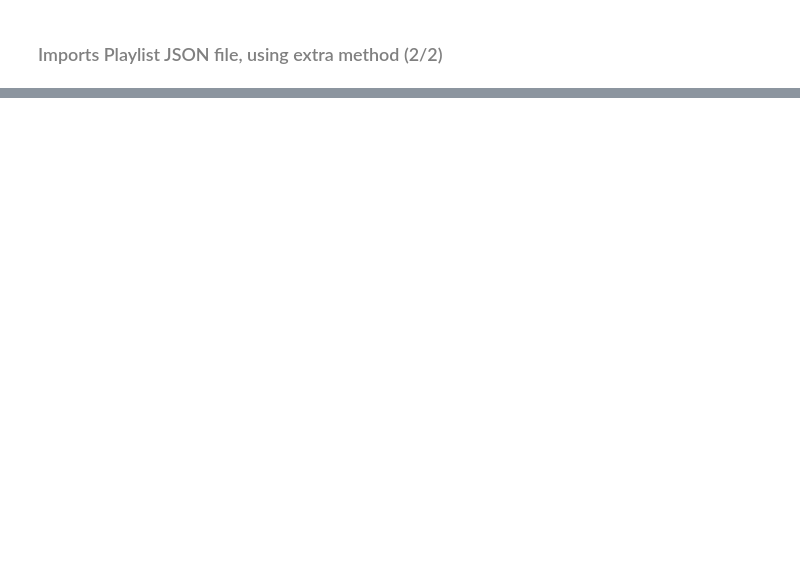
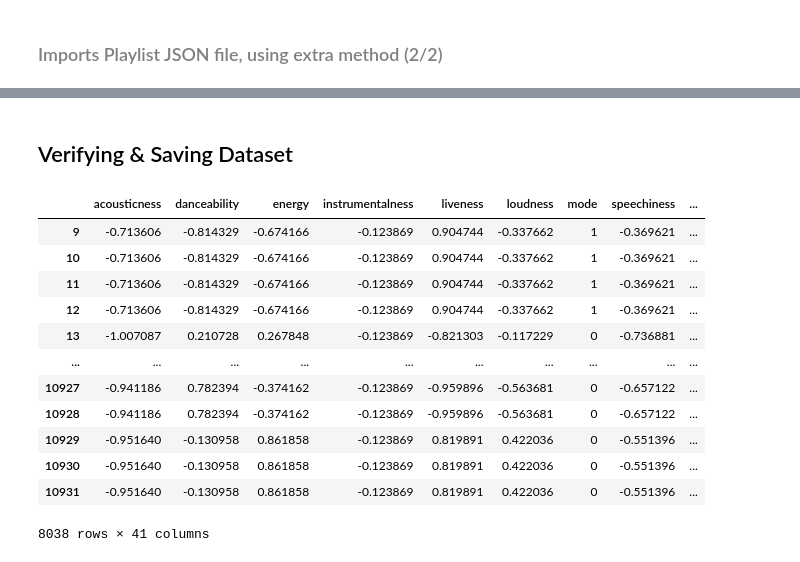
Before and after one commit to Laurente64/spotify-data-science, a Jupyter notebook: src/2_transform/transformations.ipynb, the cells around one changed output, grey strips where cells are left out. Drawn from its saved outputs; the diff is of its cells as text; code cells hidden in the pictures; blank space fills up the shorter version.

```diff
--- a/src/2_transform/transformations.ipynb
+++ b/src/2_transform/transformations.ipynb
@@ -193,0 +186,40 @@ clean_df.to_csv(PATH_PROCESSED, index=False)
+# %%
+# Applies one hot encode
+consolidated_selection['key'] = consolidated_selection['key'].astype(int)
+key_dummies = pd.get_dummies(consolidated_selection['key'], prefix='key')
+
+# Ensure all 12 columns exist even if some keys are absent in the data
+for k in range(12):
+    col = f'key_{k}'
+    if col not in key_dummies.columns:
+        key_dummies[col] = 0
+
+key_dummies = key_dummies[[f'key_{k}' for k in range(12)]].astype(int)
+consolidated_selection = pd.concat([consolidated_selection.drop(columns=['key']), key_dummies], axis=1)
+# %%
+# Applies binary transformation to boolean fields
+binary_cols = [
+    'mode', 'shuffle', 'skipped', 'in_playlist', 'in_library',
+    'is_morning', 'is_afternoon', 'is_evening', 'is_night',
+]
+
+for col in binary_cols:
+    consolidated_selection[col] = consolidated_selection[col].astype(bool).astype(int)
+# %%
+# Applies label encoding
+label_encode_map = {
+    'master_metadata_album_album_name': 'album_id',
+    'artist_name':                      'artist_id',
+    # 'track_id':                         'track_id_enc',
+    'reason_start':                     'reason_start_enc',
+    'reason_end':                       'reason_end_enc',
+}
+
+label_encoders = {}
+for raw_col, enc_col in label_encode_map.items():
+    le = LabelEncoder()
+    consolidated_selection[enc_col] = le.fit_transform(consolidated_selection[raw_col].astype(str).fillna('unknown'))
+    label_encoders[raw_col] = le
+
+
+consolidated_selection.drop(columns=list(label_encode_map.keys()), inplace=True)
@@ -193,0 +248,19 @@ clean_df.to_csv(PATH_PROCESSED, index=False)
+# %% [markdown]
+## Verifying & Saving Dataset
+# %%
+# Displays the data
+consolidated_selection
+# %% [output]
+|  | acousticness | danceability | energy | instrumentalness | liveness | loudness | mode | speechiness | ... |
+| 9 | -0.713606 | -0.814329 | -0.674166 | -0.123869 | 0.904744 | -0.337662 | 1 | -0.369621 | ... |
+| 10 | -0.713606 | -0.814329 | -0.674166 | -0.123869 | 0.904744 | -0.337662 | 1 | -0.369621 | ... |
+| 11 | -0.713606 | -0.814329 | -0.674166 | -0.123869 | 0.904744 | -0.337662 | 1 | -0.369621 | ... |
+| 12 | -0.713606 | -0.814329 | -0.674166 | -0.123869 | 0.904744 | -0.337662 | 1 | -0.369621 | ... |
+| 13 | -1.007087 | 0.210728 | 0.267848 | -0.123869 | -0.821303 | -0.117229 | 0 | -0.736881 | ... |
+| ... | ... | ... | ... | ... | ... | ... | ... | ... | ... |
+| 10927 | -0.941186 | 0.782394 | -0.374162 | -0.123869 | -0.959896 | -0.563681 | 0 | -0.657122 | ... |
+| 10928 | -0.941186 | 0.782394 | -0.374162 | -0.123869 | -0.959896 | -0.563681 | 0 | -0.657122 | ... |
+| 10929 | -0.951640 | -0.130958 | 0.861858 | -0.123869 | 0.819891 | 0.422036 | 0 | -0.551396 | ... |
+| 10930 | -0.951640 | -0.130958 | 0.861858 | -0.123869 | 0.819891 | 0.422036 | 0 | -0.551396 | ... |
+| 10931 | -0.951640 | -0.130958 | 0.861858 | -0.123869 | 0.819891 | 0.422036 | 0 | -0.551396 | ... |
+8038 rows × 41 columns
```
Also changed, not shown: parts of 32 cells of this notebook, 33 other files.
